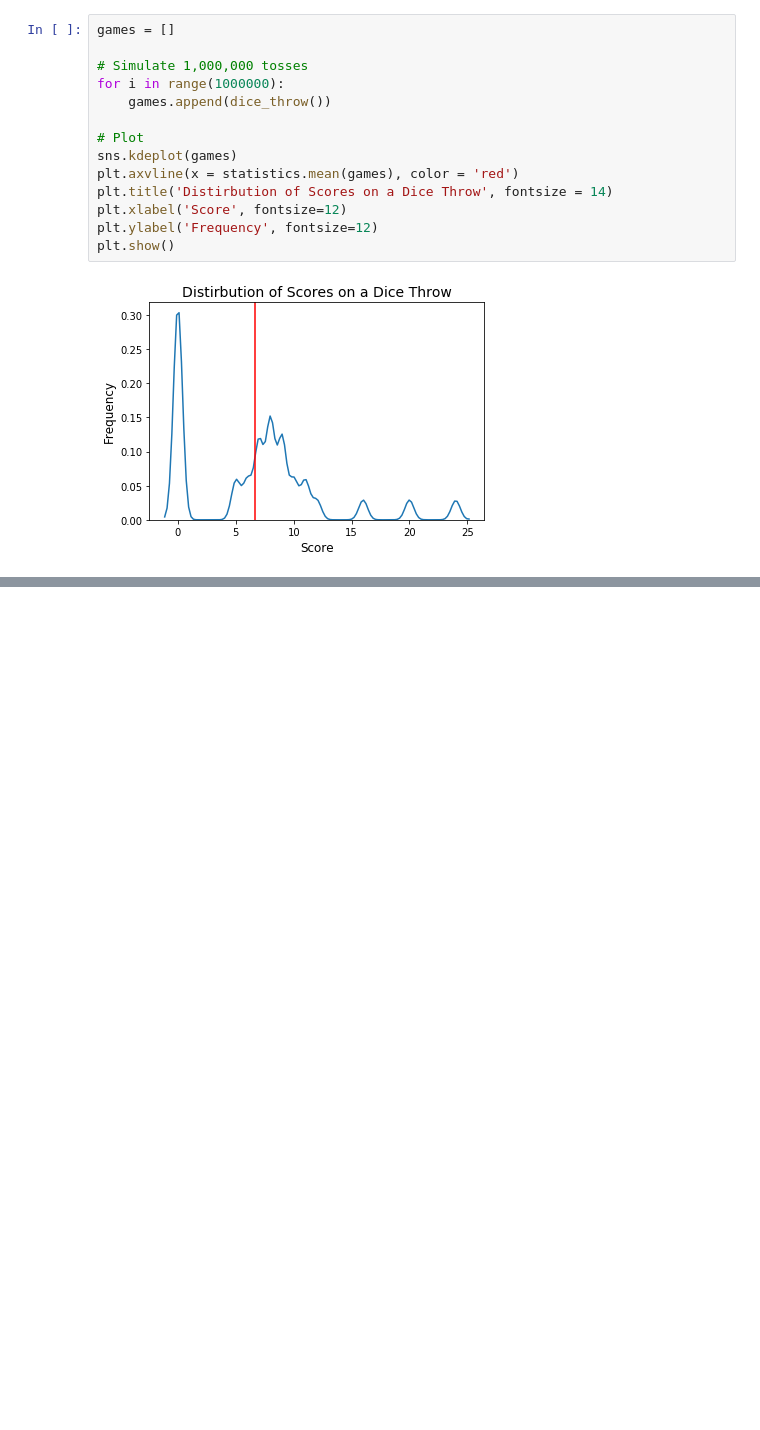
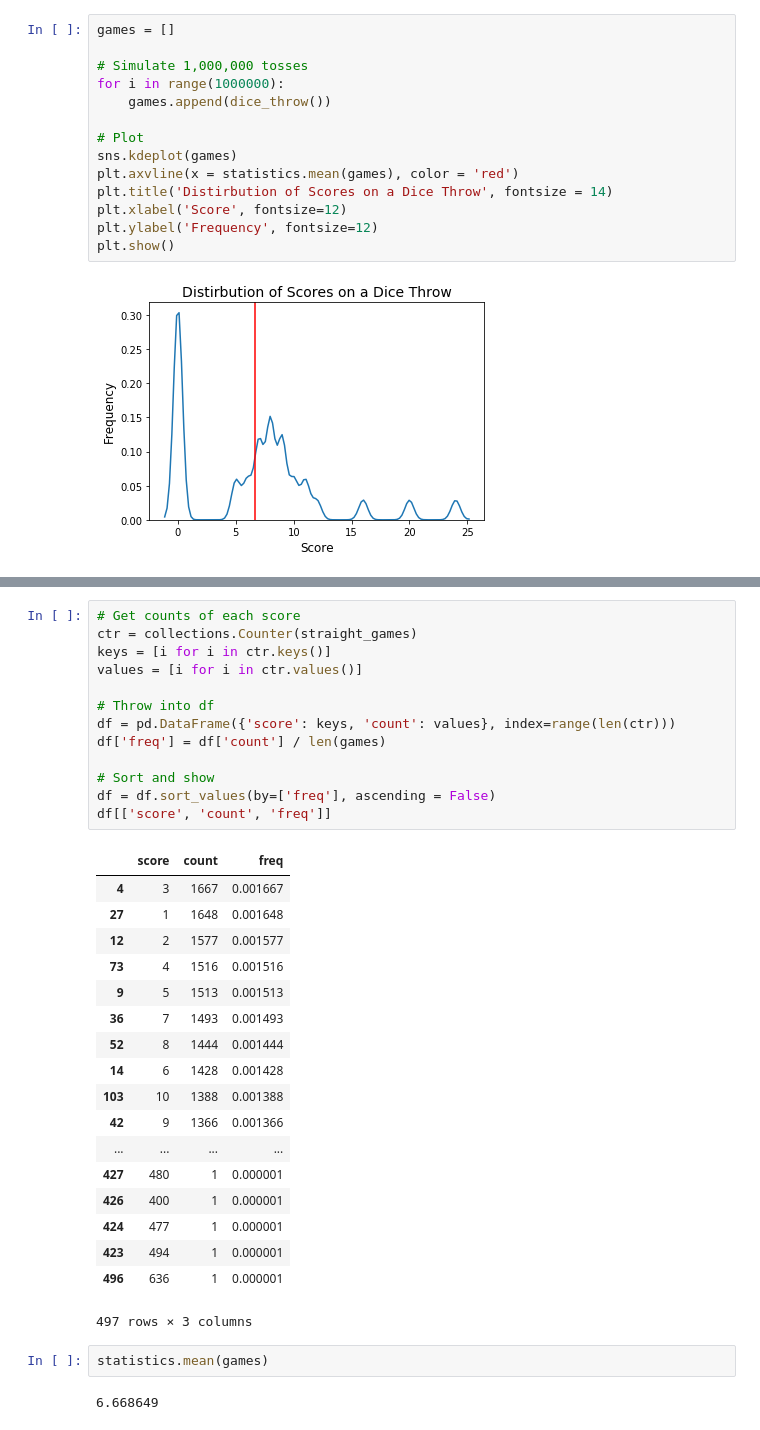
Before and after one commit to eonofrey/dice_game, a Jupyter notebook: Dice Game.ipynb, the cells around one changed output, grey strips where cells are left out. Cells and saved outputs as stored; diff of their text form; blank space fills up the shorter version.

```diff
--- a/Dice Game.ipynb
+++ b/Dice Game.ipynb
@@ -93,0 +220,36 @@ SyntaxError: invalid syntax (<ipython-input-125-dd769fc2d2b0>, line 7)
+# %%
+# Get counts of each score
+ctr = collections.Counter(straight_games)
+keys = [i for i in ctr.keys()]
+values = [i for i in ctr.values()]
+
+# Throw into df
+df = pd.DataFrame({'score': keys, 'count': values}, index=range(len(ctr)))
+df['freq'] = df['count'] / len(games)
+
+# Sort and show
+df = df.sort_values(by=['freq'], ascending = False)
+df[['score', 'count', 'freq']]
+# %% [output]
+|  | score | count | freq |
+| 4 | 3 | 1667 | 0.001667 |
+| 27 | 1 | 1648 | 0.001648 |
+| 12 | 2 | 1577 | 0.001577 |
+| 73 | 4 | 1516 | 0.001516 |
+| 9 | 5 | 1513 | 0.001513 |
+| 36 | 7 | 1493 | 0.001493 |
+| 52 | 8 | 1444 | 0.001444 |
+| 14 | 6 | 1428 | 0.001428 |
+| 103 | 10 | 1388 | 0.001388 |
+| 42 | 9 | 1366 | 0.001366 |
+| ... | ... | ... | ... |
+| 427 | 480 | 1 | 0.000001 |
+| 426 | 400 | 1 | 0.000001 |
+| 424 | 477 | 1 | 0.000001 |
+| 423 | 494 | 1 | 0.000001 |
+| 496 | 636 | 1 | 0.000001 |
+497 rows × 3 columns
+# %%
+statistics.mean(games)
+# %% [output]
+6.668649
```
Also changed, not shown: parts of 10 cells of this notebook.
